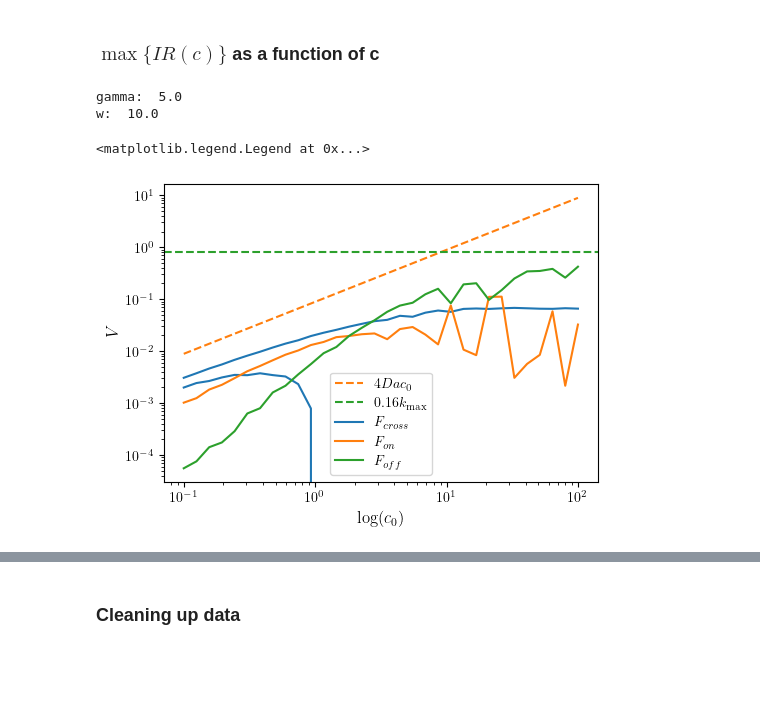
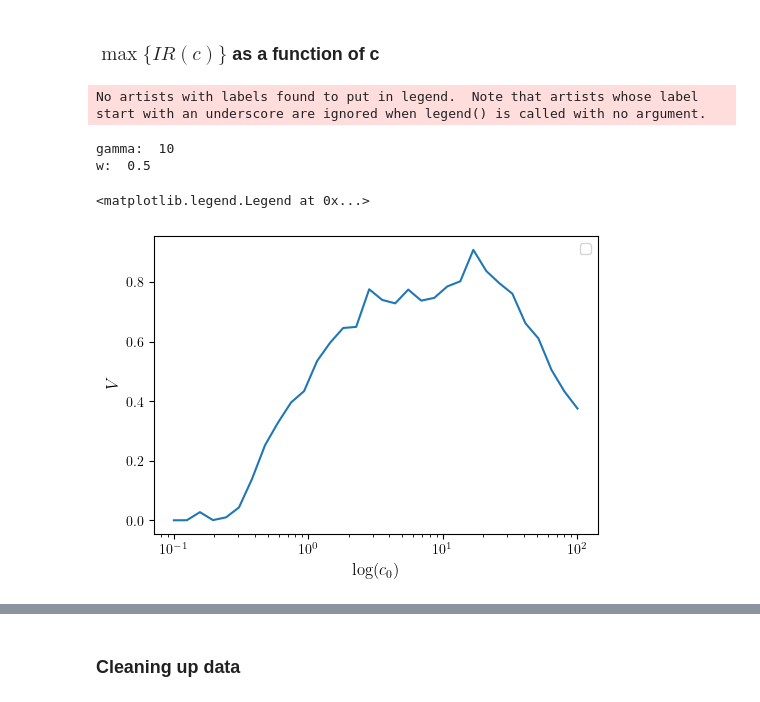
Before and after one commit to ta-rekt/LLROpt.jl, a Jupyter notebook: development.ipynb, the cells around one changed output, grey strips where cells are left out. Cells and saved outputs as stored; diff of their text form; code cells hidden in the pictures; blank space fills up the shorter version.

```diff
--- a/development.ipynb
+++ b/development.ipynb
@@ -5990,45 +5987,53 @@ kg, kw = 2, 5
+# %%
+dirname = "20250505/fir-c0-cw-de-w-0.5-1-5-g-10"
+kg, kw = 1, 1
 # %%
 # dirname = '20241218/2bs-ir-c-c0-m2-to-p4'
 # dirname = '20250114/1bs-ir-c-decoys-c0-m1-p3'
 # dirname = "20250411/fisher-opt-3-omegas-2-gammas"
+# kg, kw = 1, 1
 ncpus = 1
-nedges = 7
+nedges = 6
 figsize = (5,3.5)
-data, params = utils.get_data(dirname, "acc", "spec")
+data, params = utils.get_data(dirname, "full", "spec")
 nparams = params["nparams"]
 print("gamma: ", params["gammas"][kg-1])
 print("w: ", params["wvals"][kw-1])
 
-irvals_acc = np.array([data[i][str(kg)][str(kw)][nedges+1] for i in range(1, nparams+1)])
+irvals_acc = np.array([data[i][str(kg)][str(kw)][nedges] for i in range(1, nparams+1)])
+ioffvals = np.array([data[i][str(kg)][str(kw)][nedges+1] for i in range(1, nparams+1)])
+ionvals = np.array([data[i][str(kg)][str(kw)][nedges+2] for i in range(1, nparams+1)])
+specvals = np.array([data[i][str(kg)][str(kw)][nedges+3] for i in range(1, nparams+1)])
 cvals = np.array([data[i][str(kg)][str(kw)][-3] for i in range(1, nparams+1)])
-ionvals = np.array([data[i][str(kg)][str(kw)][nedges+3] for i in range(1, nparams+1)])
-ioffvals = np.array([data[i][str(kg)][str(kw)][nedges+2] for i in range(1, nparams+1)])
 
 # for j in range(nparams):
 #     kboff, konb, kuon, kbon, koffu, kuoff, konu = data[j+1][str(kg)][str(kw)][:nedges]
 #     logrates5 = [kboff, kbon, konb, kuon, koffu]
 #     c = cvals[j]
 #     dc = c / 10
 
 plt.rcParams['text.usetex'] = True
 
 fig, ax = plt.subplots(1,1, figsize=figsize, layout="constrained")
 
 ax.set_xscale('log')
-ax.set_yscale('log')
+# ax.set_yscale('log')
 ax.set_ylabel("$V$", fontsize=12)
 ax.set_xlabel("$\log (c_0)$", fontsize=12)
 # ax.set_xticks(list(range(-2,5)))
-ax.plot(cvals, cvals*0.0888, linestyle="dashed", color="C1", label="$4Dac_0$")
-ax.axhline(y=5*0.16, linestyle="dashed", color="C2", label="$0.16k_{\\rm max}$")
-ax.plot(cvals, irvals_acc)
-ax.plot(cvals, irvals_acc - (ioffvals + ionvals), label="$F_{cross}$", color="C0")
-ax.plot(cvals, (ionvals), label="$F_{on}$", color="C1")
-ax.plot(cvals, (ioffvals), label="$F_{off}$", color="C2")
+# ax.plot(cvals, cvals*0.0888, linestyle="dashed", color="C1", label="$4Dac_0$")
+# ax.axhline(y=5*0.16, linestyle="dashed", color="C2", label="$0.16k_{\\rm max}$")
+# ax.plot(cvals, irvals_acc)
+# ax.plot(cvals, irvals_acc - (ioffvals + ionvals), label="$F_{cross}$", color="C0")
+# ax.plot(cvals, (ionvals), label="$F_{on}$", color="C1")
+# ax.plot(cvals, (ioffvals), label="$F_{off}$", color="C2")
+ax.plot(cvals, specvals)
+# ax.axhline(y=params["gammas"][kg-1],linestyle="dotted")
 ax.legend()
 # ax.text(3, 5e-6, "(b)", fontsize=16)
 # %% [output]
-gamma:  5.0
-w:  10.0
+No artists with labels found to put in legend.  Note that artists whose label start with an underscore are ignored when legend() is called with no argument.
-<matplotlib.legend.Legend at 0x...>
+gamma:  10
+w:  0.5
+<matplotlib.legend.Legend at 0x...>
-[figure, old version]
+[figure, new version]
```
Also changed, not shown: parts of 5 cells of this notebook, 11 other files.
